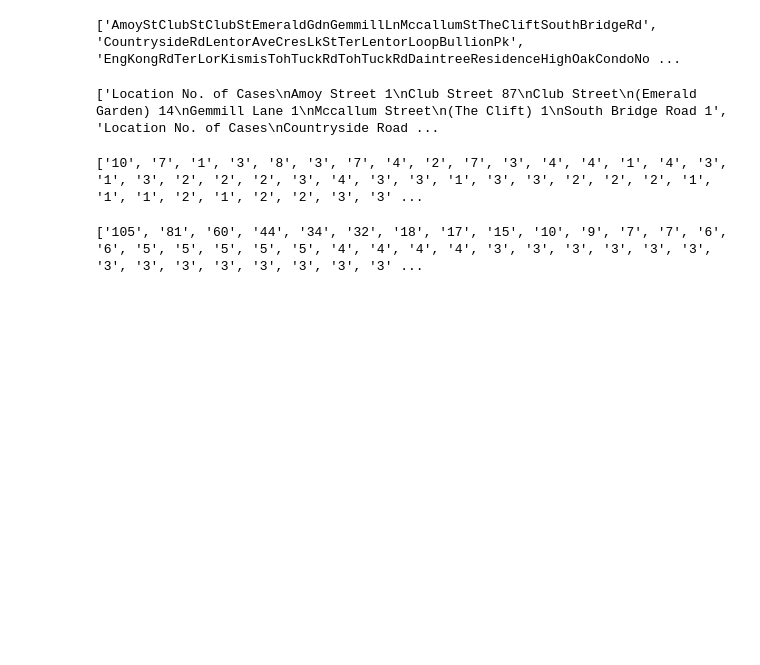
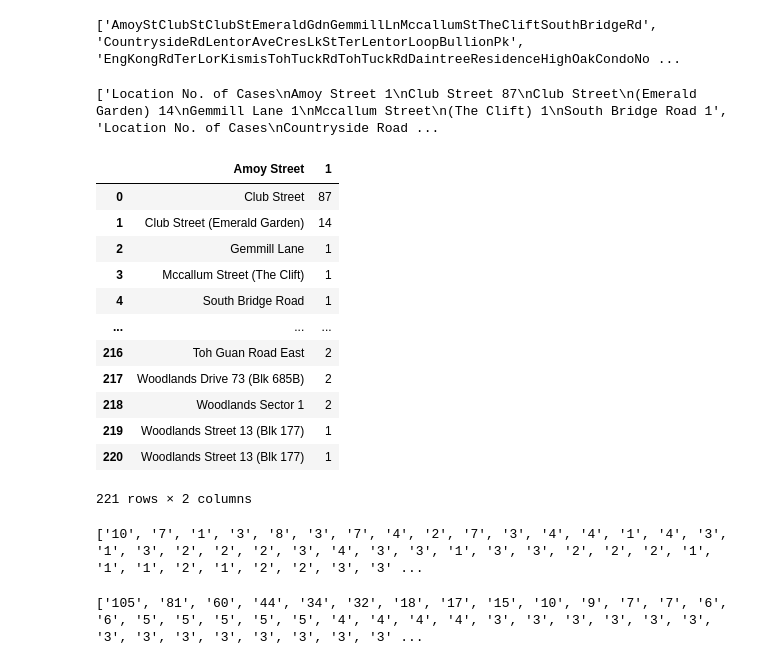
Before and after one commit to AryaVatsa/Daily-Dengue-Cluster-Data-, a Jupyter notebook: Dengue/NEAwebsite.ipynb, the cells around one changed output. Cells and saved outputs as stored; diff of their text form; code cells hidden in the pictures; blank space fills up the shorter version.

```diff
--- a/Dengue/NEAwebsite.ipynb
+++ b/Dengue/NEAwebsite.ipynb
@@ -72,3 +98,20 @@ localityData.close()
+# %%
+localityData = pd.read_csv("NeaLocalityData")
+localityData
+# %% [output]
+|  | Amoy Street | 1 |
+| 0 | Club Street | 87 |
+| 1 | Club Street (Emerald Garden) | 14 |
+| 2 | Gemmill Lane | 1 |
+| 3 | Mccallum Street (The Clift) | 1 |
+| 4 | South Bridge Road | 1 |
+| ... | ... | ... |
+| 216 | Toh Guan Road East | 2 |
+| 217 | Woodlands Drive 73 (Blk 685B) | 2 |
+| 218 | Woodlands Sector 1 | 2 |
+| 219 | Woodlands Street 13 (Blk 177) | 1 |
+| 220 | Woodlands Street 13 (Blk 177) | 1 |
+221 rows × 2 columns
 # %%
 cases2weeks = []
 for num in casesSince2weeks:
```
Also changed, not shown: parts of 4 cells of this notebook, 4 other files.
